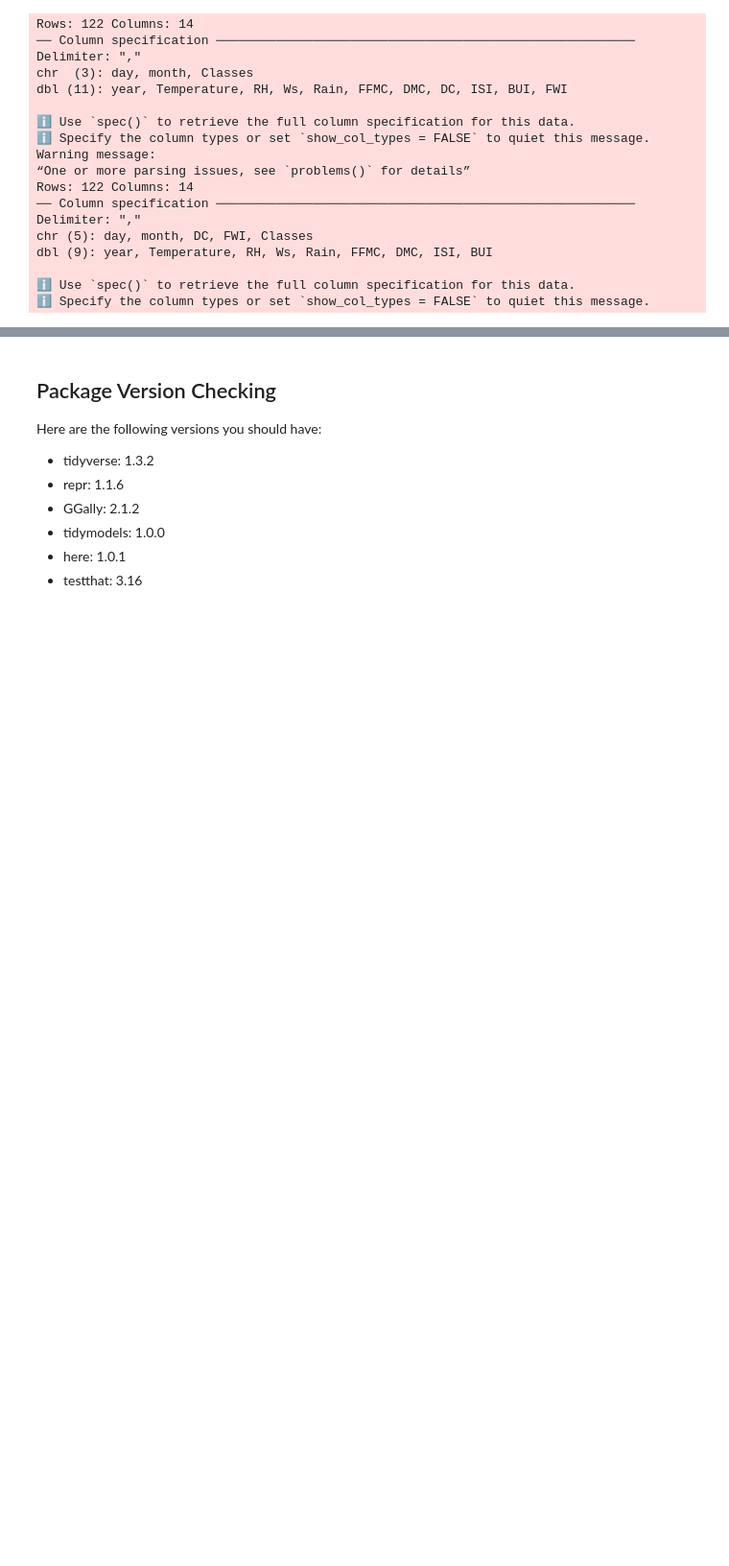
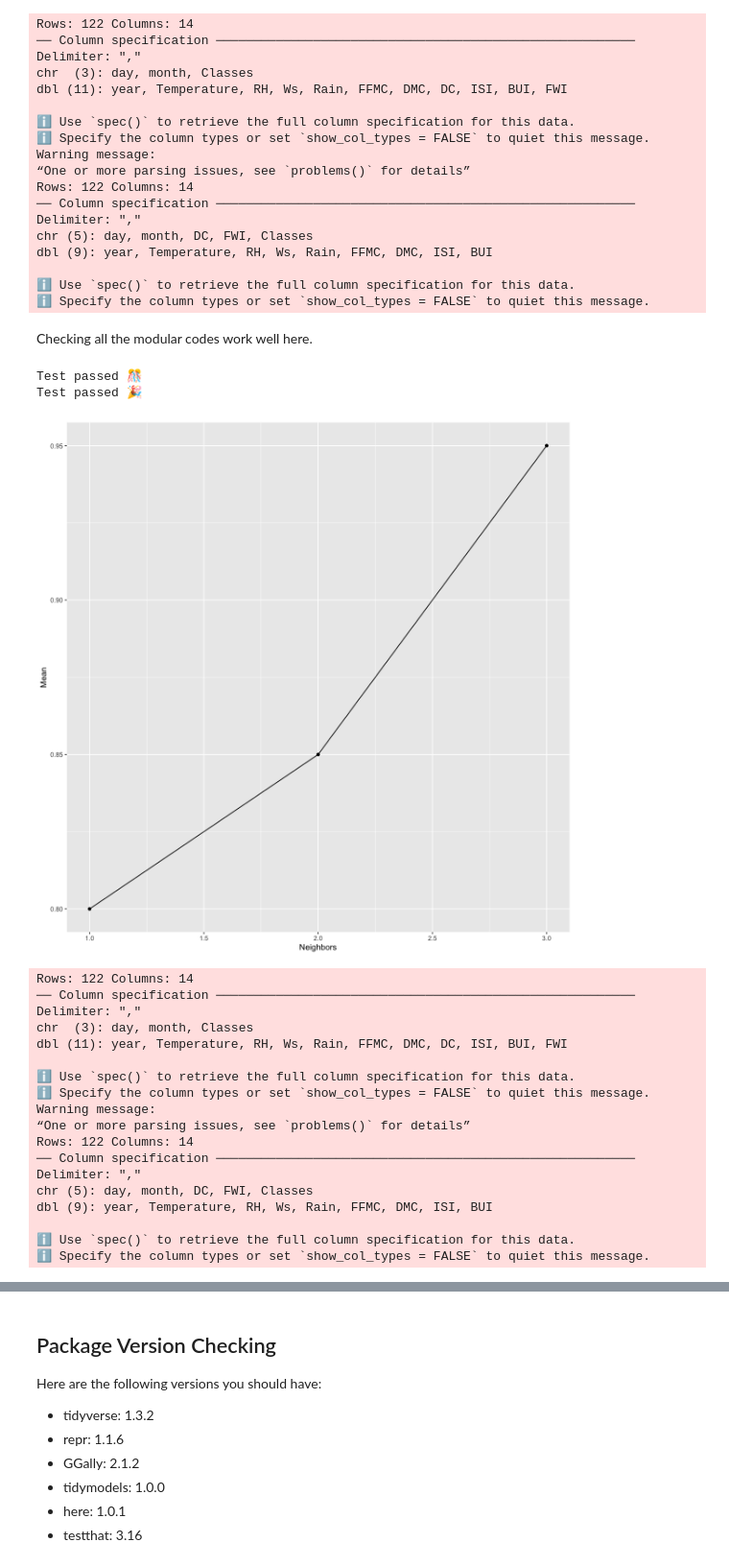
Before and after one commit to DSCI-310-2023/dsci-310-group-10-GCC, a Jupyter notebook: forest_fire_prediction.ipynb, the cells around one changed output, grey strips where cells are left out. Shown at 96% size. Saved outputs shown, nothing was run; the diff lists cells and outputs as text; code cells hidden in the pictures; blank space fills up the shorter version.

Commit message:
merge conflict, collect all modular codes into R/, rename the modular file, update path in the analysis file

```diff
--- a/forest_fire_prediction.ipynb
+++ b/forest_fire_prediction.ipynb
@@ -80,3 +82,32 @@ dbl (9): year, Temperature, RH, Ws, Rain, FFMC, DMC, ISI, BUI
 
 ℹ Use `spec()` to retrieve the full column specification for this data.
 ℹ Specify the column types or set `show_col_types = FALSE` to quiet this message.
+# %% [markdown]
+Checking all the modular codes work well here.
+# %%
+source(here('R/01-test-convert_to_num.R'))
+source(here('R/02-test-df_load.R'))
+source(here("R/03-test-plot_fn.R"))
+source(here("R/04-fire_training_fn_ln10.R"))
+# %% [output]
+Test passed 🎊
+Test passed 🎉
+[figure, added]
+Rows: 122 Columns: 14
+── Column specification ────────────────────────────────────────────────────────
+Delimiter: ","
+chr  (3): day, month, Classes
+dbl (11): year, Temperature, RH, Ws, Rain, FFMC, DMC, DC, ISI, BUI, FWI
+
+ℹ Use `spec()` to retrieve the full column specification for this data.
+ℹ Specify the column types or set `show_col_types = FALSE` to quiet this message.
+Warning message:
+“One or more parsing issues, see `problems()` for details”
+Rows: 122 Columns: 14
+── Column specification ────────────────────────────────────────────────────────
+Delimiter: ","
+chr (5): day, month, DC, FWI, Classes
+dbl (9): year, Temperature, RH, Ws, Rain, FFMC, DMC, ISI, BUI
+
+ℹ Use `spec()` to retrieve the full column specification for this data.
+ℹ Specify the column types or set `show_col_types = FALSE` to quiet this message.
```
Also changed, not shown: parts of 10 cells of this notebook, 9 other files.
